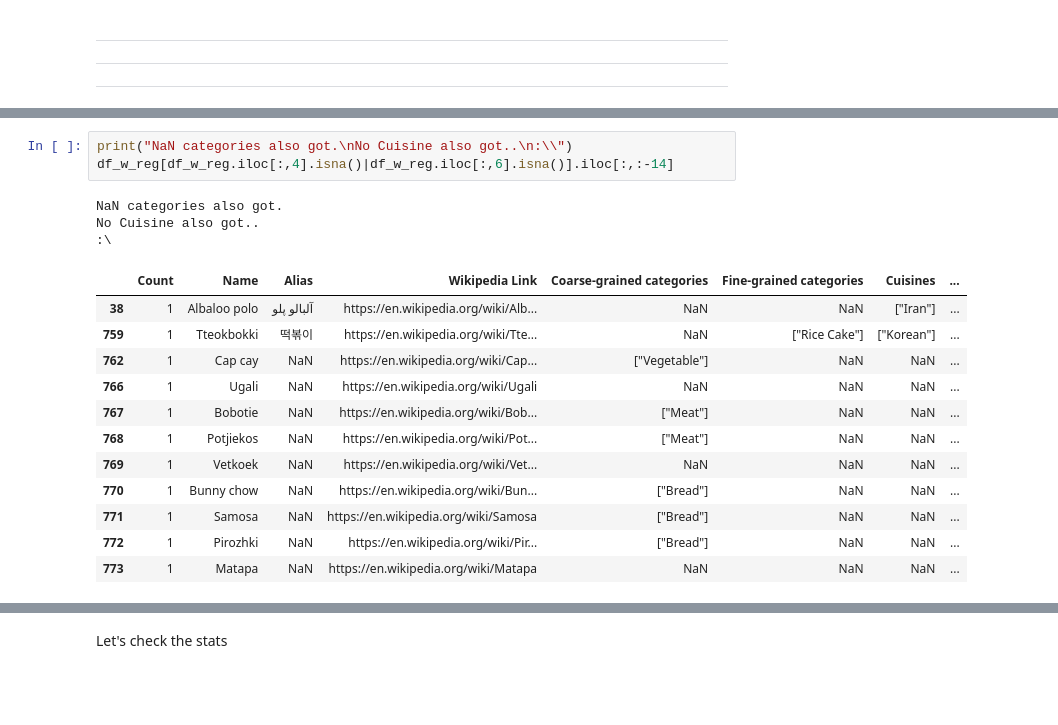
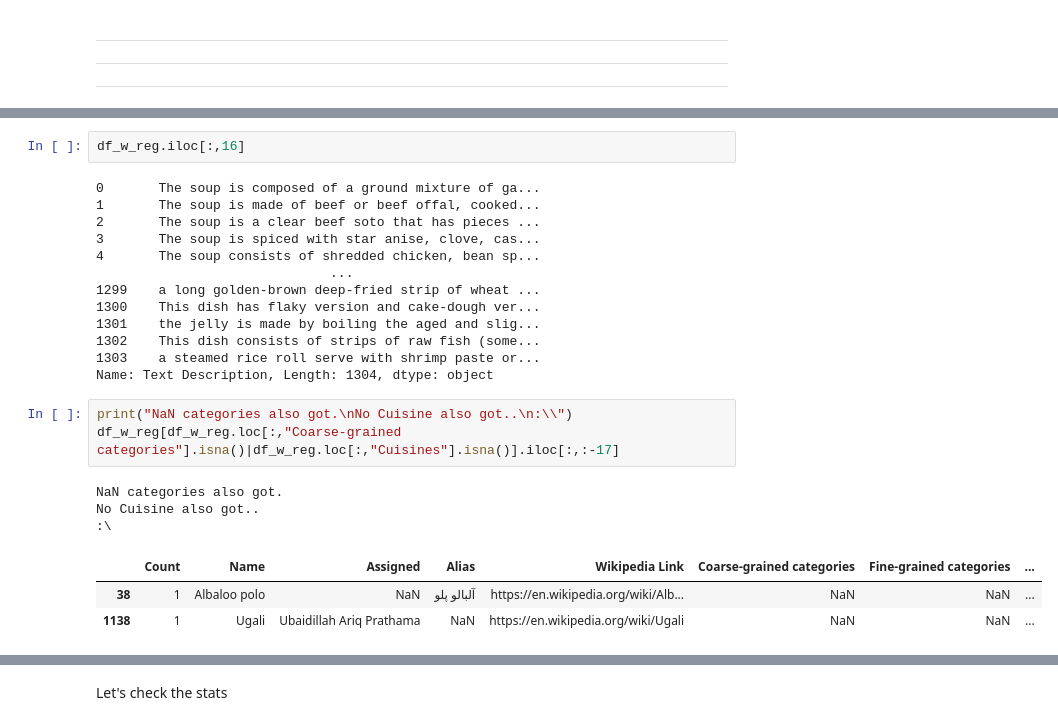
Before and after one commit to worldcuisines/worldcuisines, a Jupyter notebook: 0.cuisine_image_EDA.ipynb, the cells around one changed output, grey strips where cells are left out. Drawn from its saved outputs; the diff is of its cells as text; blank space fills up the shorter version.

```diff
--- a/0.cuisine_image_EDA.ipynb
+++ b/0.cuisine_image_EDA.ipynb
@@ -192,21 +200,27 @@ w/ Region1, w/o imgs.:     56
+# %%
+df_w_reg.iloc[:,16]
+# %% [output]
+0       The soup is composed of a ground mixture of ga...
+1       The soup is made of beef or beef offal, cooked...
+2       The soup is a clear beef soto that has pieces ...
+3       The soup is spiced with star anise, clove, cas...
+4       The soup consists of shredded chicken, bean sp...
+                              ...
+1299    a long golden-brown deep-fried strip of wheat ...
+1300    This dish has flaky version and cake-dough ver...
+1301    the jelly is made by boiling the aged and slig...
+1302    This dish consists of strips of raw fish (some...
+1303    a steamed rice roll serve with shrimp paste or...
+Name: Text Description, Length: 1304, dtype: object
 # %%
 print("NaN categories also got.\nNo Cuisine also got..\n:\\")
-df_w_reg[df_w_reg.iloc[:,4].isna()|df_w_reg.iloc[:,6].isna()].iloc[:,:-14]
+df_w_reg[df_w_reg.loc[:,"Coarse-grained categories"].isna()|df_w_reg.loc[:,"Cuisines"].isna()].iloc[:,:-17]
 # %% [output]
 NaN categories also got.
 No Cuisine also got..
 :\
-|  | Count | Name | Alias | Wikipedia Link | Coarse-grained categories | Fine-grained categories | Cuisines | ... |
-| 38 | 1 | Albaloo polo | آلبالو پلو | https://en.wikipedia.org/wiki/Alb... | NaN | NaN | ["Iran"] | ... |
-| 759 | 1 | Tteokbokki | 떡볶이 | https://en.wikipedia.org/wiki/Tte... | NaN | ["Rice Cake"] | ["Korean"] | ... |
-| 762 | 1 | Cap cay | NaN | https://en.wikipedia.org/wiki/Cap... | ["Vegetable"] | NaN | NaN | ... |
-| 766 | 1 | Ugali | NaN | https://en.wikipedia.org/wiki/Ugali | NaN | NaN | NaN | ... |
-| 767 | 1 | Bobotie | NaN | https://en.wikipedia.org/wiki/Bob... | ["Meat"] | NaN | NaN | ... |
-| 768 | 1 | Potjiekos | NaN | https://en.wikipedia.org/wiki/Pot... | ["Meat"] | NaN | NaN | ... |
-| 769 | 1 | Vetkoek | NaN | https://en.wikipedia.org/wiki/Vet... | NaN | NaN | NaN | ... |
-| 770 | 1 | Bunny chow | NaN | https://en.wikipedia.org/wiki/Bun... | ["Bread"] | NaN | NaN | ... |
-| 771 | 1 | Samosa | NaN | https://en.wikipedia.org/wiki/Samosa | ["Bread"] | NaN | NaN | ... |
-| 772 | 1 | Pirozhki | NaN | https://en.wikipedia.org/wiki/Pir... | ["Bread"] | NaN | NaN | ... |
-| 773 | 1 | Matapa | NaN | https://en.wikipedia.org/wiki/Matapa | NaN | NaN | NaN | ... |
+|  | Count | Name | Assigned | Alias | Wikipedia Link | Coarse-grained categories | Fine-grained categories | ... |
+| 38 | 1 | Albaloo polo | NaN | آلبالو پلو | https://en.wikipedia.org/wiki/Alb... | NaN | NaN | ... |
+| 1138 | 1 | Ugali | Ubaidillah Ariq Prathama | NaN | https://en.wikipedia.org/wiki/Ugali | NaN | NaN | ... |
 # %%
 print("Got categories and cuisines, but no description..")
```
Also changed, not shown: parts of 18 cells of this notebook.
